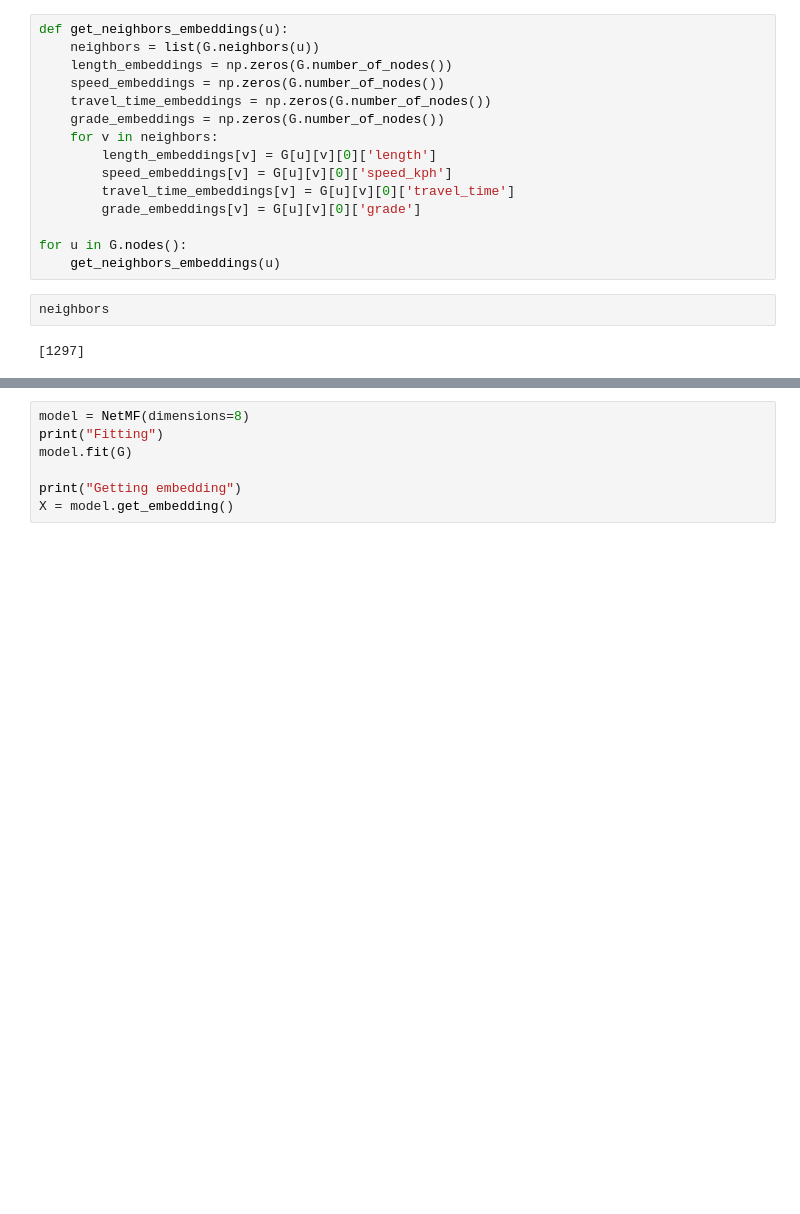
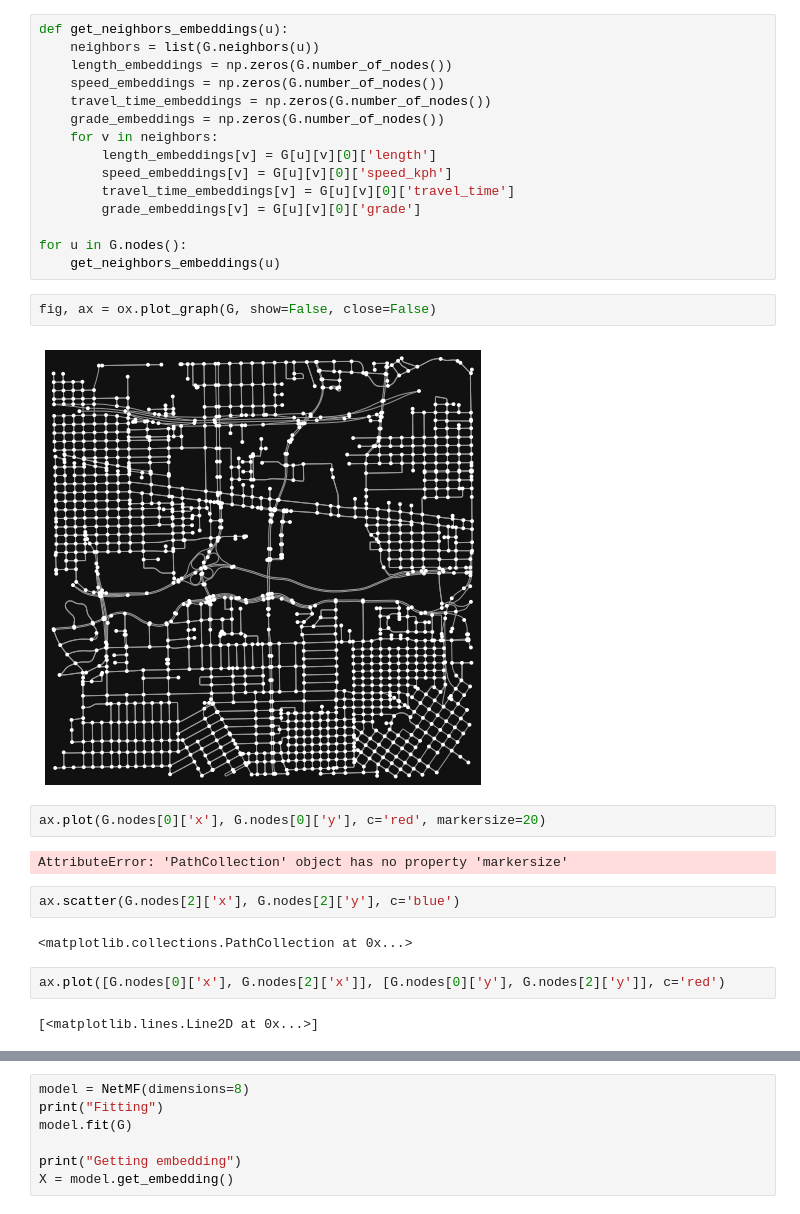
Before and after one commit to dyllanwli/GraphRouteOptimizationRL, a Jupyter notebook: src/preprocess/map_embedding.ipynb, the cells around one changed output, grey strips where cells are left out. Saved outputs shown, nothing was run; the diff lists cells and outputs as text; blank space fills up the shorter version.

```diff
--- a/src/preprocess/map_embedding.ipynb
+++ b/src/preprocess/map_embedding.ipynb
@@ -33,7 +33,19 @@ def get_neighbors_embeddings(u):
 
 for u in G.nodes():
     get_neighbors_embeddings(u)
-# %%
-neighbors
-# %% [output]
-[1297]
+# %%
+fig, ax = ox.plot_graph(G, show=False, close=False)
+# %% [output]
+[figure, added]
+# %%
+ax.plot(G.nodes[0]['x'], G.nodes[0]['y'], c='red', markersize=20)
+# %% [output]
+AttributeError: 'PathCollection' object has no property 'markersize'
+# %%
+ax.scatter(G.nodes[2]['x'], G.nodes[2]['y'], c='blue')
+# %% [output]
+<matplotlib.collections.PathCollection at 0x...>
+# %%
+ax.plot([G.nodes[0]['x'], G.nodes[2]['x']], [G.nodes[0]['y'], G.nodes[2]['y']], c='red')
+# %% [output]
+[<matplotlib.lines.Line2D at 0x...>]
```
Also changed, not shown: parts of 1 cell of this notebook, 4 other files.
